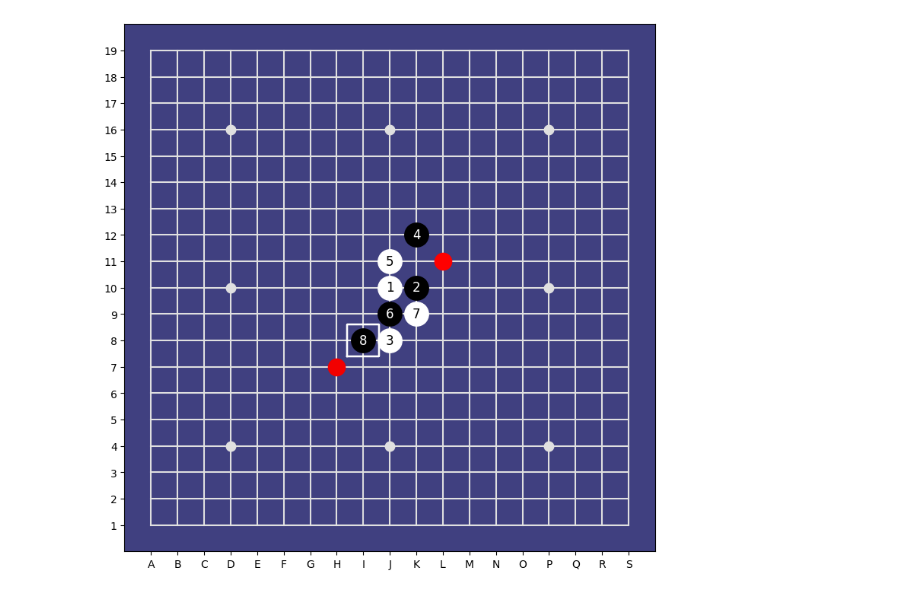
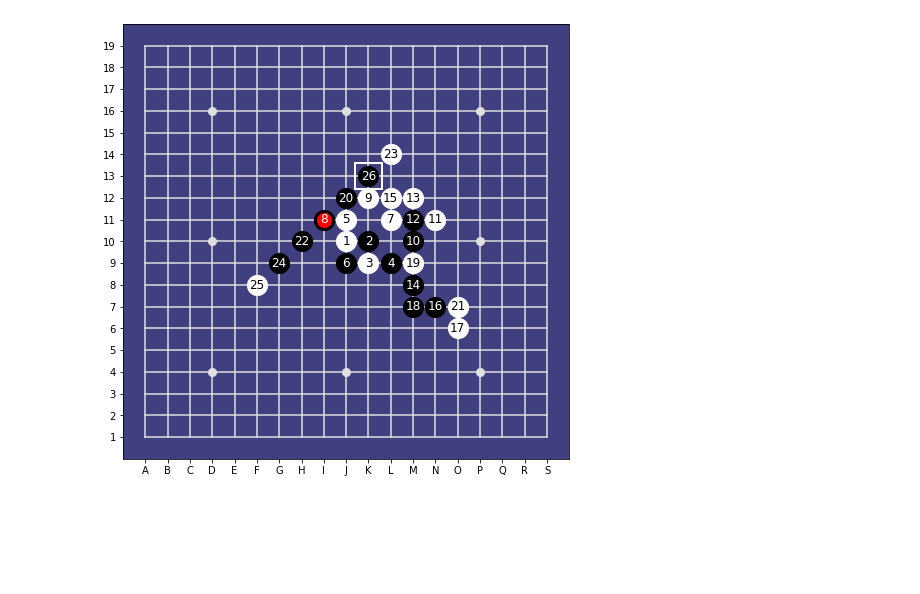
Before and after one commit to Project-Ellie/DeepGomoku, a Jupyter notebook: notebooks/Arena.ipynb, the cells around one changed output. Saved outputs shown, nothing was run; the diff lists cells and outputs as text; code cells hidden in the pictures; blank space fills up the shorter version.

```diff
--- a/notebooks/Arena.ipynb
+++ b/notebooks/Arena.ipynb
@@ -17,20 +11,22 @@ To enable them in other operations, rebuild TensorFlow with the appropriate comp
 from aegomoku.gomoku_game import RandomBoardInitializer
 
 BOARD_SIZE = 19
-rbi = RandomBoardInitializer(BOARD_SIZE, 4, 7, 11, 7, 11)
-the_game = GomokuGame(board_size=BOARD_SIZE, initializer=rbi)
+initializer = RandomBoardInitializer(BOARD_SIZE, 2, 9, 11, 9, 11)
+#initializer = TopoSwap2BoardInitializer(BOARD_SIZE)
+#initializer = ConstantBoardInitializer("H10")
+the_game = GomokuGame(board_size=BOARD_SIZE, initializer=initializer)
 
-model_file = Path('../DATA/models' ) / '3_c2.model'
+model_file = Path.home() / "workspace" / "Project-Ellie" / "DATA" / 'models' / '2_c1.model'
+mcts_champion = MctsParams(cpuct=1.0, temperature=0, num_simulations=400)
+policy_champion = PolicyParams(model_file_name=model_file, advice_cutoff=.01)
+player1 = PolicyAdvisedGraphSearchPlayer("Champion 2_c1", the_game, mcts_champion, policy_champion)
+
+model_file = Path.home() / "workspace" / "Project-Ellie" / "DATA" / 'models' / '3_c2.model'
 mcts_challenger = MctsParams(cpuct=1.0, temperature=0, num_simulations=400)
 policy_challenger = PolicyParams(model_file_name=model_file, advice_cutoff=.01)
-player1 = PolicyAdvisedGraphSearchPlayer("Challenger 3_c2", the_game, mcts_challenger, policy_challenger)
+player2 = PolicyAdvisedGraphSearchPlayer("Candidate 3_c2", the_game, mcts_challenger, policy_challenger)
 
-model_file = Path('../DATA/models' ) / '2_c1.model'
-mcts_champion = MctsParams(cpuct=1.0, temperature=0, num_simulations=400)
-policy_champion = PolicyParams(model_file_name=model_file, advice_cutoff=.01)
-player2 = PolicyAdvisedGraphSearchPlayer("Champion 2_c1", the_game, mcts_champion, policy_champion)
+arena = Arena(game=the_game, player1=player1, player2=player2, max_moves=100)
-# %%
-arena = Arena(game=the_game, player1=player1, player2=player2, max_moves=80)
 # %%
 arena.play_game(verbose=2)
 # %% [output]
@@ -57,8 +122,11 @@ stats
+# %%
+n=0
 # %%
 from aegomoku.policies.heuristic_policy import HeuristicPolicy
 from aegomoku.utils import analyse_board
-moves = arena.games[0]
+moves = arena.board.stones
 heuristics = HeuristicPolicy(BOARD_SIZE, cut_off=0.1)
-analyse_board(BOARD_SIZE, moves, heuristics, disp_width=9)
+analyse_board(BOARD_SIZE, arena.games[n], heuristics, disp_width=8)
+n += 1
 # %% [output]
-[figure, old version]
+[figure, new version]
```
Also changed, not shown: parts of 17 cells of this notebook, 7 other files.
